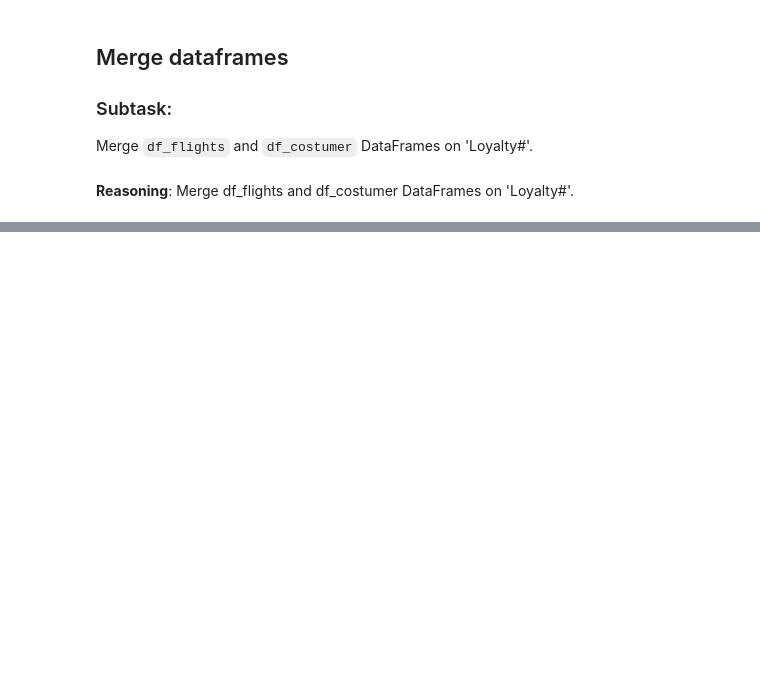
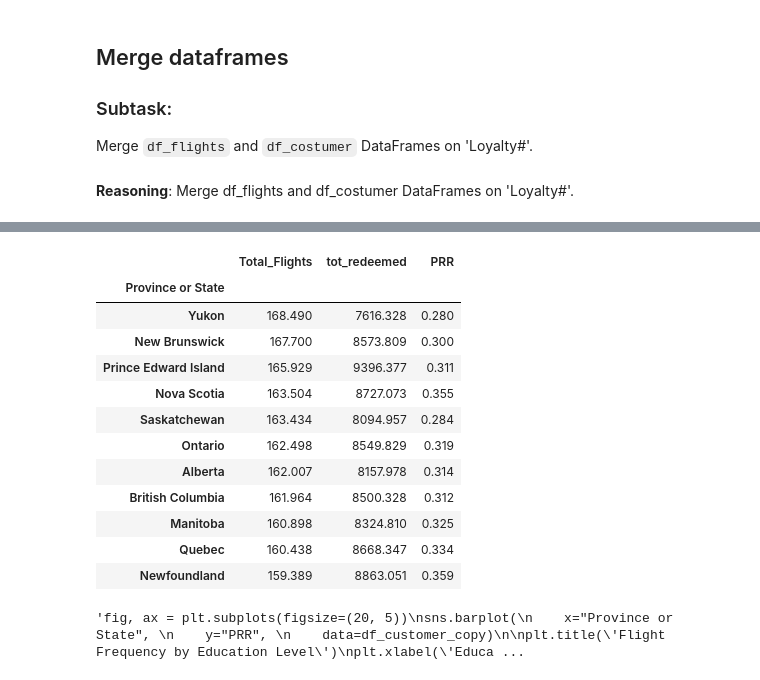
Before and after one commit to LiberoBiagi/DM_Nova_IMS_25-26, a Jupyter notebook: data_mining.ipynb, the cells around one changed output, grey strips where cells are left out. Cells and saved outputs as stored; diff of their text form; code cells hidden in the pictures; blank space fills up the shorter version.

```diff
--- a/data_mining.ipynb
+++ b/data_mining.ipynb
@@ -1214,0 +1020,31 @@ Merge df_flights and df_costumer DataFrames on 'Loyalty#'.
+# %%
+# Star > Nova > Aurora
+
+df_customer_copy.groupby(['Province or State'])[['Total_Flights', 'tot_redeemed', "PRR"]].mean().round(3).sort_values(["Total_Flights", "PRR"], ascending=[False, True])
+# %% [output]
+|  | Total_Flights | tot_redeemed | PRR |
+| Province or State |  |  |  |
+| Yukon | 168.490 | 7616.328 | 0.280 |
+| New Brunswick | 167.700 | 8573.809 | 0.300 |
+| Prince Edward Island | 165.929 | 9396.377 | 0.311 |
+| Nova Scotia | 163.504 | 8727.073 | 0.355 |
+| Saskatchewan | 163.434 | 8094.957 | 0.284 |
+| Ontario | 162.498 | 8549.829 | 0.319 |
+| Alberta | 162.007 | 8157.978 | 0.314 |
+| British Columbia | 161.964 | 8500.328 | 0.312 |
+| Manitoba | 160.898 | 8324.810 | 0.325 |
+| Quebec | 160.438 | 8668.347 | 0.334 |
+| Newfoundland | 159.389 | 8863.051 | 0.359 |
+# %%
+"""fig, ax = plt.subplots(figsize=(20, 5))
+sns.barplot(
+    x="Province or State",
+    y="PRR",
+    data=df_customer_copy)
+
+plt.title('Flight Frequency by Education Level')
+plt.xlabel('Education Level')
+plt.ylabel('Number of Flights')
+plt.show()"""
+# %% [output]
+'fig, ax = plt.subplots(figsize=(20, 5))\nsns.barplot(\n    x="Province or State", \n    y="PRR", \n    data=df_customer_copy)\n\nplt.title(\'Flight Frequency by Education Level\')\nplt.xlabel(\'Educa ...
```
Also changed, not shown: parts of 34 cells of this notebook.
